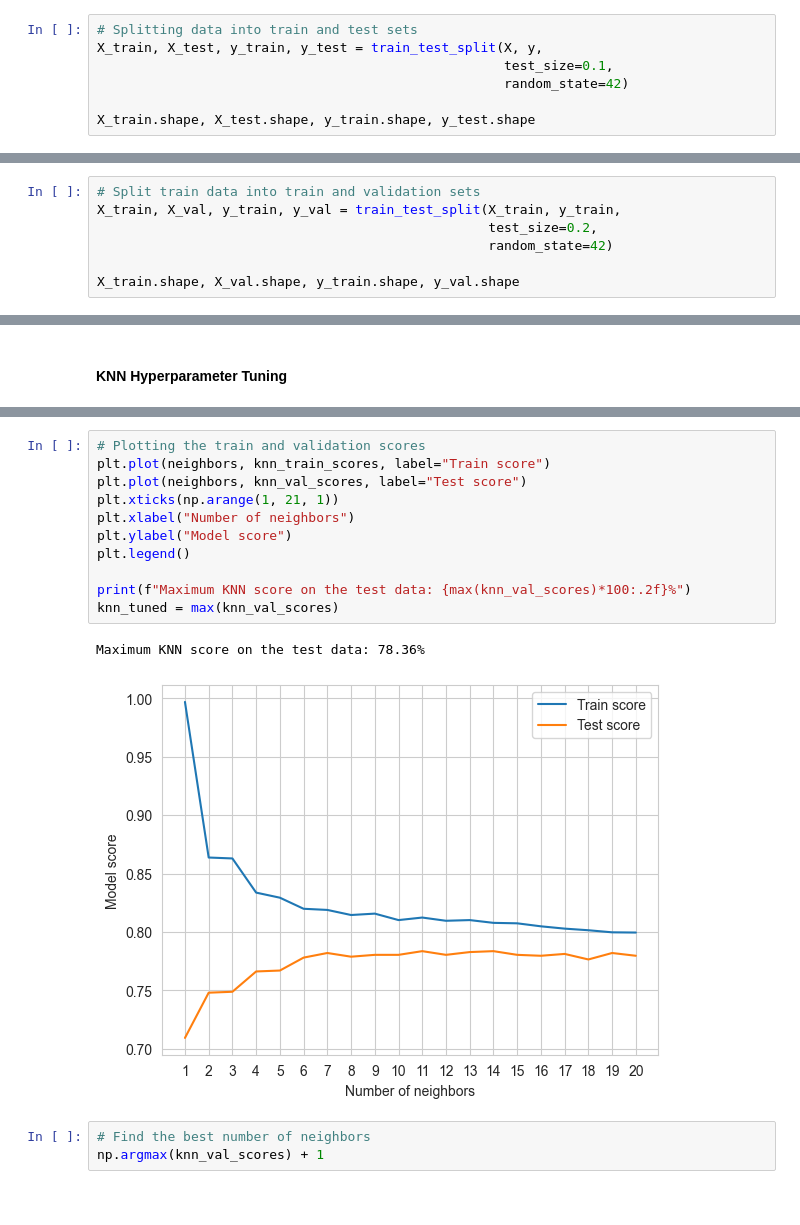
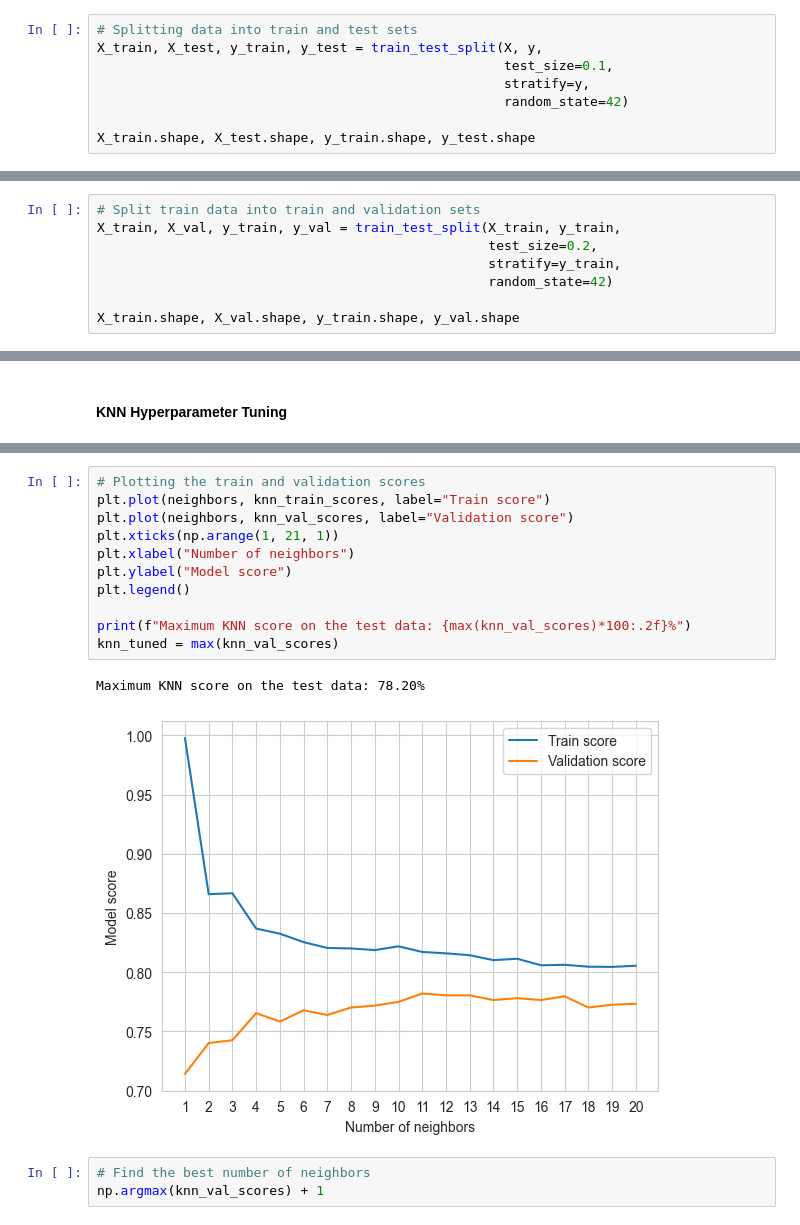
Before and after one commit to rongachoka/Customer_Churn_Analysis_EDA, a Jupyter notebook: index.ipynb, the cells around one changed output, grey strips where cells are left out. Cells and saved outputs as stored; diff of their text form.

```diff
--- a/index.ipynb
+++ b/index.ipynb
@@ -1005,6 +1007,7 @@ X.shape, y.shape
 # Splitting data into train and test sets
 X_train, X_test, y_train, y_test = train_test_split(X, y,
                                                     test_size=0.1,
+                                                    stratify=y,
                                                     random_state=42)
 
 X_train.shape, X_test.shape, y_train.shape, y_test.shape
@@ -1014,6 +1017,7 @@ X_train.shape, X_test.shape, y_train.shape, y_test.shape
 # Split train data into train and validation sets
 X_train, X_val, y_train, y_val = train_test_split(X_train, y_train,
                                                   test_size=0.2,
+                                                  stratify=y_train,
                                                   random_state=42)
 
 X_train.shape, X_val.shape, y_train.shape, y_val.shape
@@ -1088,17 +1094,17 @@ knn_train_scores, knn_val_scores
 # %%
 # Plotting the train and validation scores
 plt.plot(neighbors, knn_train_scores, label="Train score")
-plt.plot(neighbors, knn_val_scores, label="Test score")
+plt.plot(neighbors, knn_val_scores, label="Validation score")
 plt.xticks(np.arange(1, 21, 1))
 plt.xlabel("Number of neighbors")
 plt.ylabel("Model score")
 plt.legend()
 
 print(f"Maximum KNN score on the test data: {max(knn_val_scores)*100:.2f}%")
 knn_tuned = max(knn_val_scores)
 # %% [output]
-Maximum KNN score on the test data: 78.36%
+Maximum KNN score on the test data: 78.20%
-[figure, old version]
+[figure, new version]
 # %%
 # Find the best number of neighbors
 np.argmax(knn_val_scores) + 1
```
Also changed, not shown: parts of 16 cells of this notebook.
